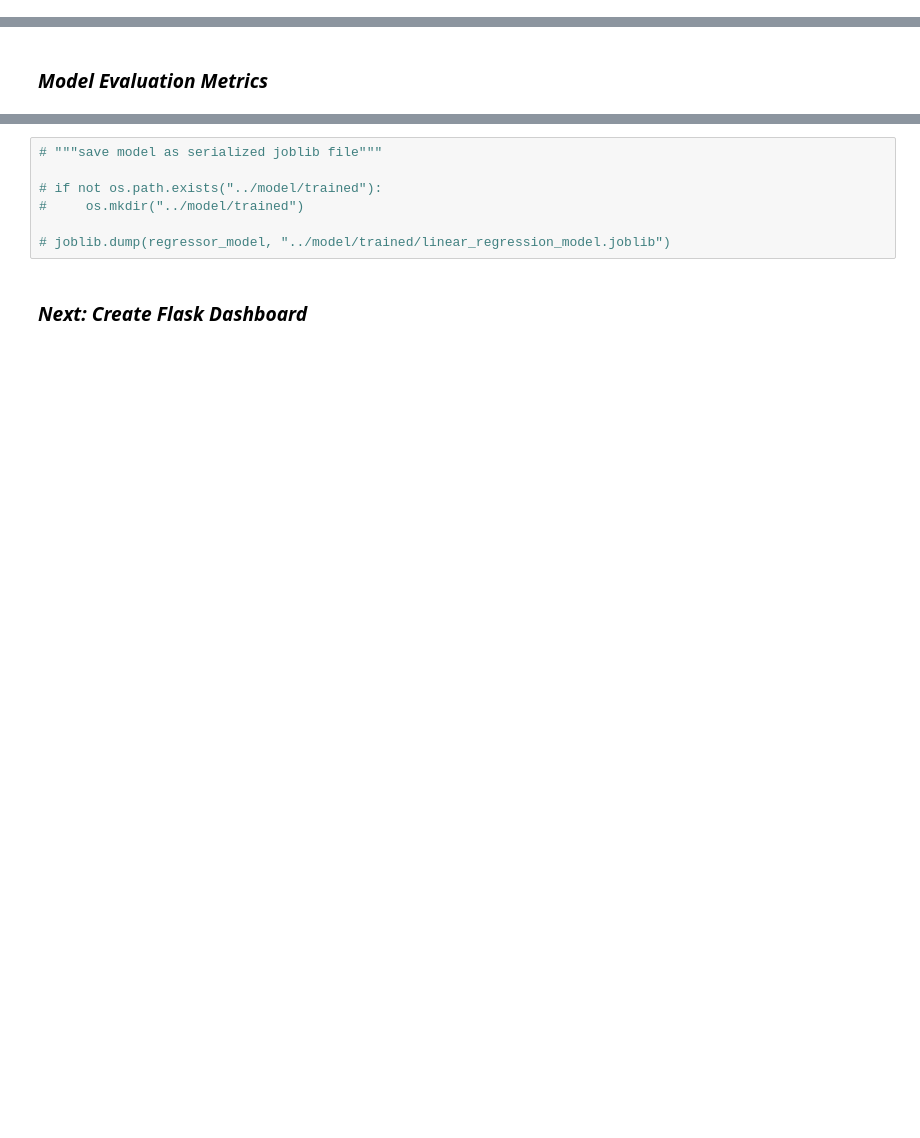
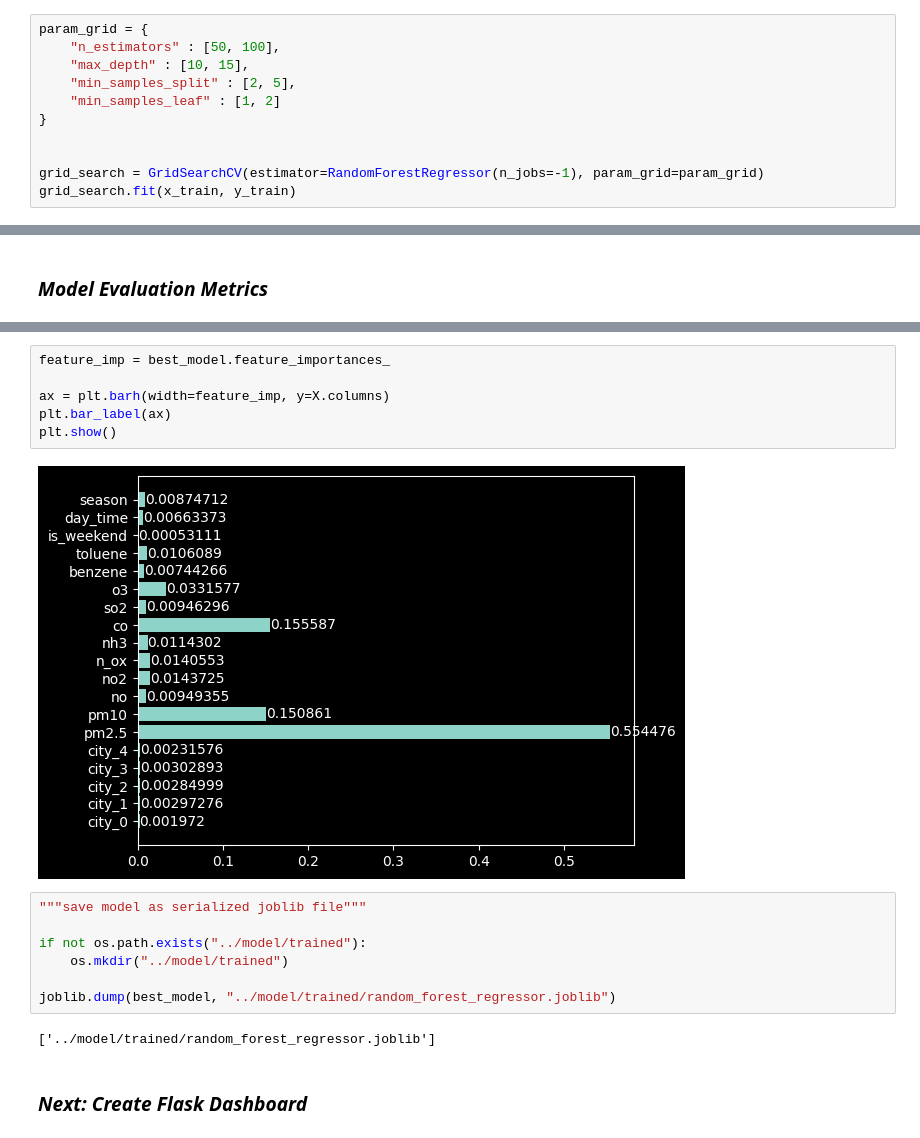
Before and after one commit to adnaaaen/air-quality-index-analysis, a Jupyter notebook: notebooks/04_model_building.ipynb, the cells around one changed output, grey strips where cells are left out. Saved outputs shown, nothing was run; the diff lists cells and outputs as text; blank space fills up the shorter version.

```diff
--- a/notebooks/04_model_building.ipynb
+++ b/notebooks/04_model_building.ipynb
@@ -99,0 +102,11 @@ random_forest_test_r_square = r2_score(y_test, y_pred)
+# %%
+param_grid = {
+    "n_estimators" : [50, 100],
+    "max_depth" : [10, 15],
+    "min_samples_split" : [2, 5],
+    "min_samples_leaf" : [1, 2]
+}
+
+
+grid_search = GridSearchCV(estimator=RandomForestRegressor(n_jobs=-1), param_grid=param_grid)
+grid_search.fit(x_train, y_train)
@@ -130,9 +183,19 @@ random_forest_test_r_square = r2_score(y_test, y_pred)
+# %%
+feature_imp = best_model.feature_importances_
+
+ax = plt.barh(width=feature_imp, y=X.columns)
+plt.bar_label(ax)
+plt.show()
+# %% [output]
+[figure, added]
 # %%
-# """save model as serialized joblib file"""
+"""save model as serialized joblib file"""
 
-# if not os.path.exists("../model/trained"):
-#     os.mkdir("../model/trained")
+if not os.path.exists("../model/trained"):
+    os.mkdir("../model/trained")
 
-# joblib.dump(regressor_model, "../model/trained/linear_regression_model.joblib")
+joblib.dump(best_model, "../model/trained/random_forest_regressor.joblib")
+# %% [output]
+['../model/trained/random_forest_regressor.joblib']
 # %% [markdown]
 ### ***Next: Create Flask Dashboard***
```
Also changed, not shown: parts of 25 cells of this notebook, 9 other files.
